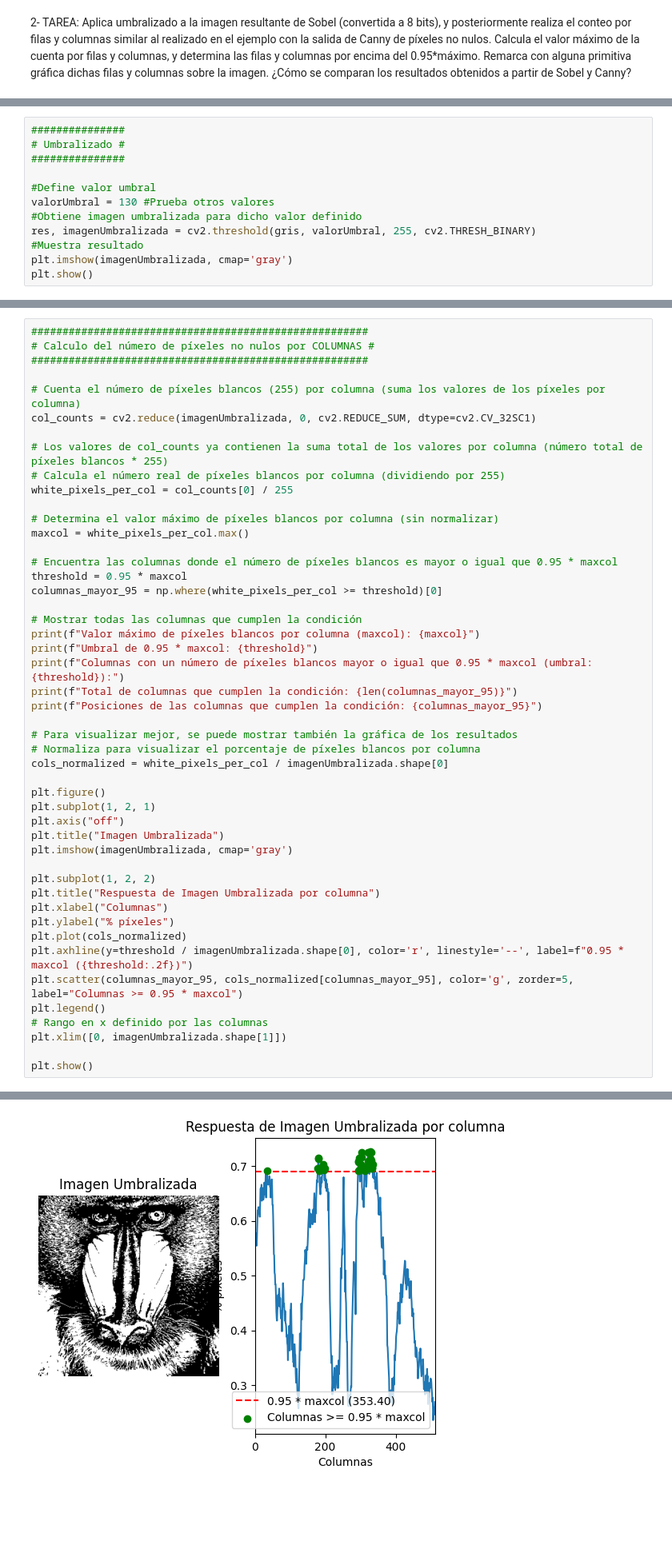
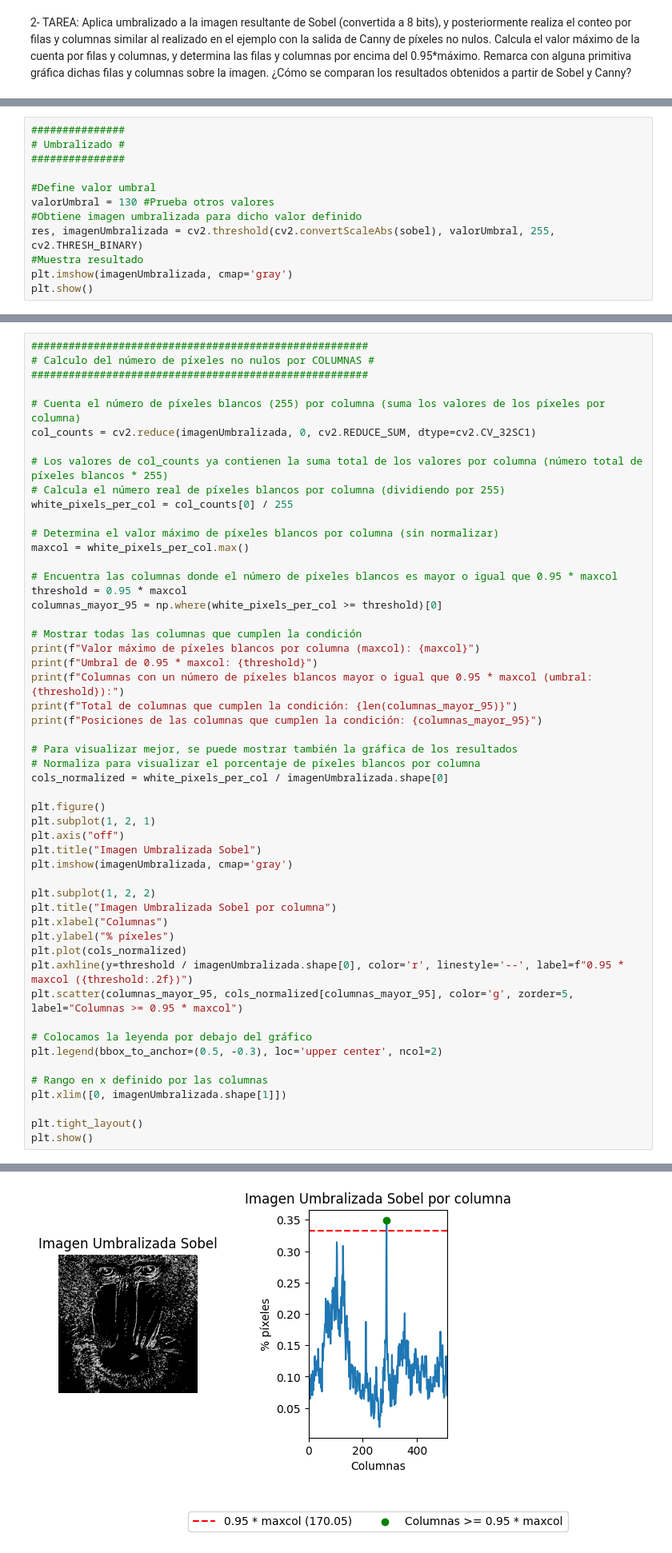
Before and after one commit to 0xM4rc/VC, a Jupyter notebook: Practica2/VC_P2.ipynb, the cells around one changed output, grey strips where cells are left out. Shown at 80% size. Cells and saved outputs as stored; diff of their text form; blank space fills up the shorter version.

```diff
--- a/Practica2/VC_P2.ipynb
+++ b/Practica2/VC_P2.ipynb
@@ -159,7 +159,7 @@ plt.show()
 #Define valor umbral
 valorUmbral = 130 #Prueba otros valores
 #Obtiene imagen umbralizada para dicho valor definido
-res, imagenUmbralizada = cv2.threshold(gris, valorUmbral, 255, cv2.THRESH_BINARY)
+res, imagenUmbralizada = cv2.threshold(cv2.convertScaleAbs(sobel), valorUmbral, 255, cv2.THRESH_BINARY)
 #Muestra resultado
 plt.imshow(imagenUmbralizada, cmap='gray')
 plt.show()
@@ -198,19 +198,23 @@ cols_normalized = white_pixels_per_col / imagenUmbralizada.shape[0]
 plt.figure()
 plt.subplot(1, 2, 1)
 plt.axis("off")
-plt.title("Imagen Umbralizada")
+plt.title("Imagen Umbralizada Sobel")
 plt.imshow(imagenUmbralizada, cmap='gray')
 
 plt.subplot(1, 2, 2)
-plt.title("Respuesta de Imagen Umbralizada por columna")
+plt.title("Imagen Umbralizada Sobel por columna")
 plt.xlabel("Columnas")
 plt.ylabel("% píxeles")
 plt.plot(cols_normalized)
 plt.axhline(y=threshold / imagenUmbralizada.shape[0], color='r', linestyle='--', label=f"0.95 * maxcol ({threshold:.2f})")
 plt.scatter(columnas_mayor_95, cols_normalized[columnas_mayor_95], color='g', zorder=5, label="Columnas >= 0.95 * maxcol")
-plt.legend()
+
+# Colocamos la leyenda por debajo del gráfico
+plt.legend(bbox_to_anchor=(0.5, -0.3), loc='upper center', ncol=2)
+
 # Rango en x definido por las columnas
 plt.xlim([0, imagenUmbralizada.shape[1]])
 
+plt.tight_layout()
 plt.show()
 # %% [output]
@@ -223,4 +226,4 @@ Posiciones de las columnas que cumplen la condición: [ 34 179 180 181 182 183 1
-[figure, old version]
+[figure, new version]
 # %%
 ####################################################
 # Calculo del número de píxeles no nulos por FILAS #
```
Also changed, not shown: parts of 3 cells of this notebook, 6 other files.
